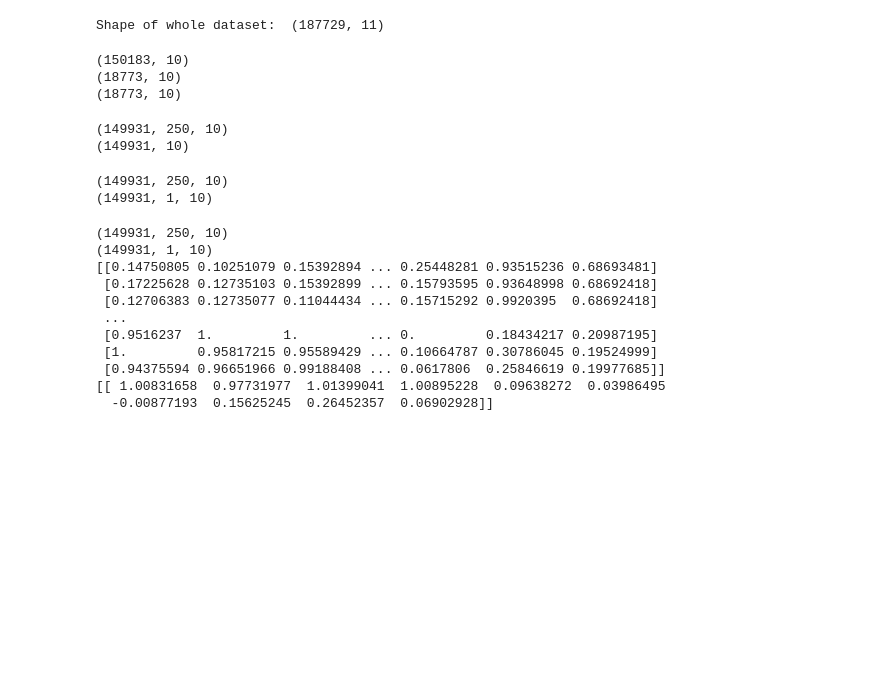
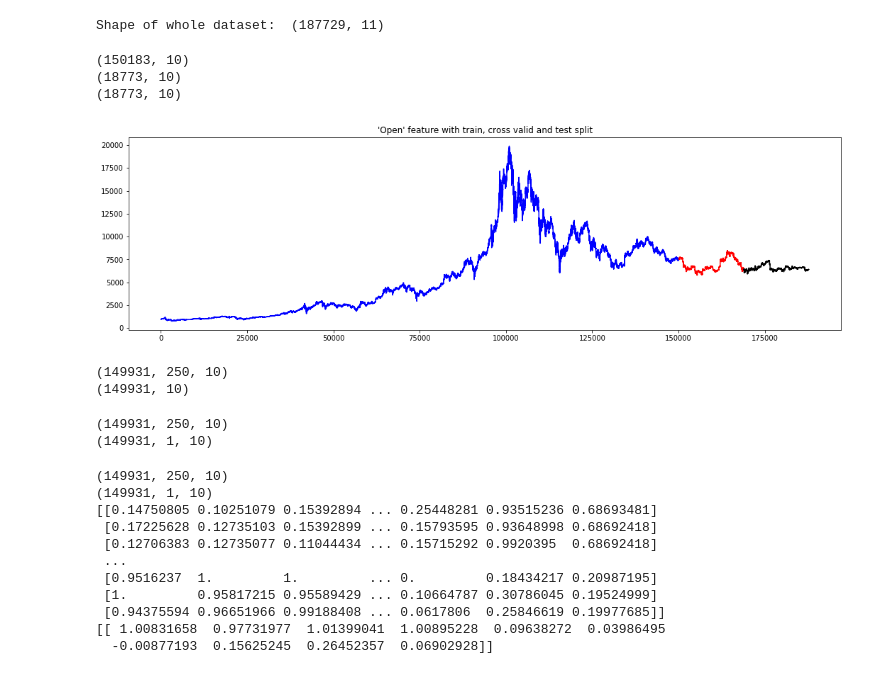
Before and after one commit to bana513/DeepLearningHomework, a Jupyter notebook: Learning.ipynb, the cells around one changed output. Cells and saved outputs as stored; diff of their text form; code cells hidden in the pictures; blank space fills up the shorter version.

Commit message:
Data visualization

```diff
--- a/Learning.ipynb
+++ b/Learning.ipynb
@@ -89,6 +80,19 @@ print(dataset_test.shape)
 (150183, 10)
 (18773, 10)
 (18773, 10)
+# %%
+import matplotlib.pyplot as plt
+%matplotlib inline
+
+# Plot 'open' feature
+plt.figure(figsize=(18, 5))
+plt.plot(dataset_train[:, 0], '-b')
+plt.plot([None for i in dataset_train[:, 0]] + [x for x in dataset_valid[:, 0]], '-r')
+plt.plot([None for i in dataset_train[:, 0]] + [None for x in dataset_valid[:, 0]] + [x for x in dataset_test[:, 0]], '-k')
+plt.title("'Open' feature with train, cross valid and test split")
+plt.show()
+# %% [output]
+[figure, added]
 # %%
 # Makes a training examples from year data with a timesteps window size
 
```
Also changed, not shown: parts of 5 cells of this notebook, 2 other files.
